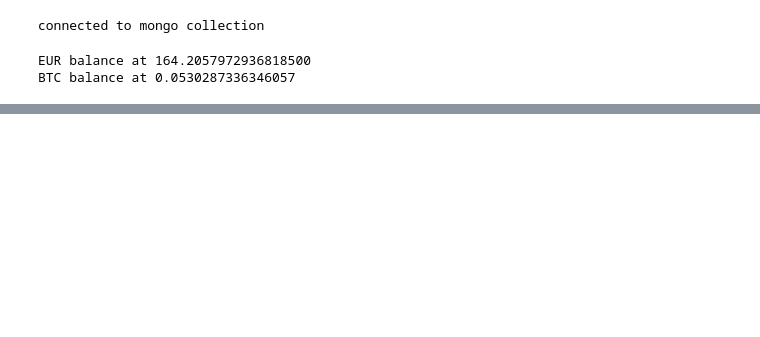
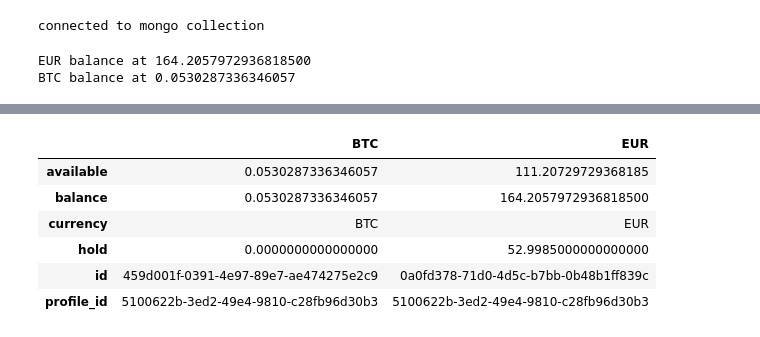
Before and after one commit to jclasul/secret, a Jupyter notebook: dax/src/Untitled.ipynb, the cells around one changed output, grey strips where cells are left out. Cells and saved outputs as stored; diff of their text form; code cells hidden in the pictures; blank space fills up the shorter version.

```diff
--- a/dax/src/Untitled.ipynb
+++ b/dax/src/Untitled.ipynb
@@ -84,0 +92,10 @@ client.df_balances
+# %%
+balances
+# %% [output]
+|  | BTC | EUR |
+| available | 0.0530287336346057 | 111.20729729368185 |
+| balance | 0.0530287336346057 | 164.2057972936818500 |
+| currency | BTC | EUR |
+| hold | 0.0000000000000000 | 52.9985000000000000 |
+| id | 459d001f-0391-4e97-89e7-ae474275e2c9 | 0a0fd378-71d0-4d5c-b7bb-0b48b1ff839c |
+| profile_id | 5100622b-3ed2-49e4-9810-c28fb96d30b3 | 5100622b-3ed2-49e4-9810-c28fb96d30b3 |
```
Also changed, not shown: parts of 22 cells of this notebook, 1 other file.
